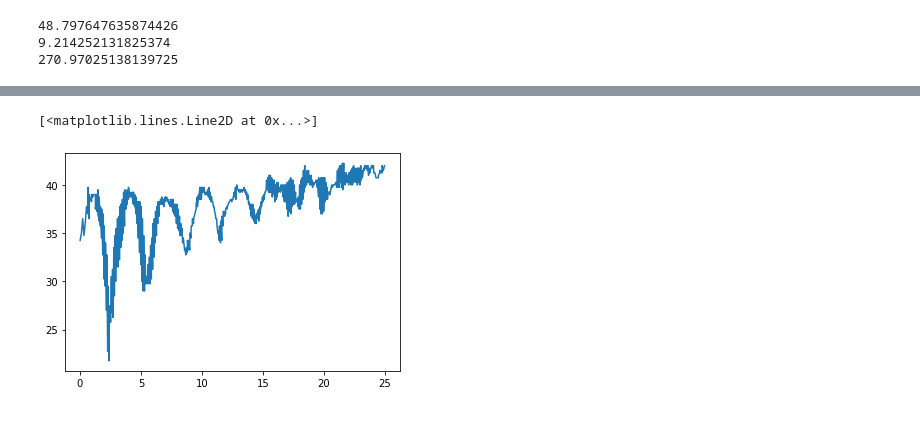
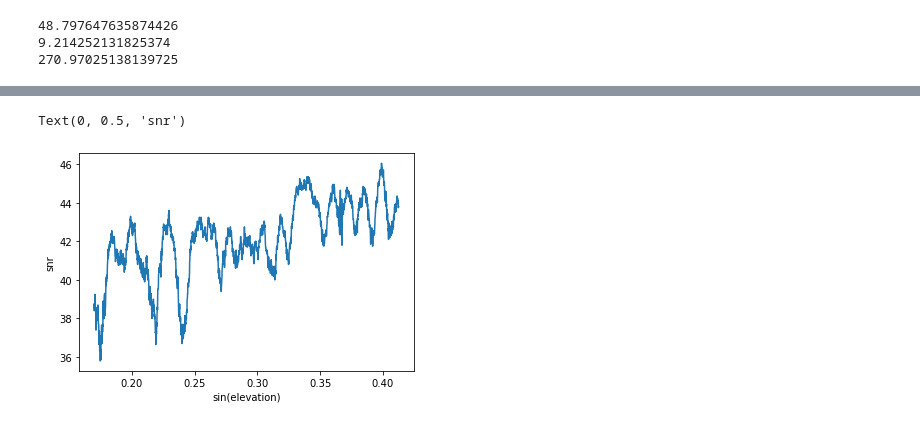
Before and after one commit to ziqing97/gnss_ir_analyze, a Jupyter notebook: src/test_one_satellite.ipynb, the cells around one changed output, grey strips where cells are left out. Cells and saved outputs as stored; diff of their text form; code cells hidden in the pictures.

```diff
--- a/src/test_one_satellite.ipynb
+++ b/src/test_one_satellite.ipynb
@@ -142,8 +109,10 @@ print(design_matrix)
-# %%
-plt.plot(elevation_filtered,snr1_volt_filtered)
-# %% [output]
-[<matplotlib.lines.Line2D at 0x...>]
-[figure, removed]
+# %%
+plt.plot(np.sin(elevation_filtered/180*math.pi),snr1_volt_filtered)
+plt.xlabel('sin(elevation)')
+plt.ylabel('snr')
+# %% [output]
+Text(0, 0.5, 'snr')
+[figure, added]
 # %%
 para = np.dot(np.linalg.solve(np.dot(design_matrix.T,design_matrix),design_matrix.T),snr1_volt_filtered)
 print(para)
```
Also changed, not shown: parts of 20 cells of this notebook, 2 other files.
